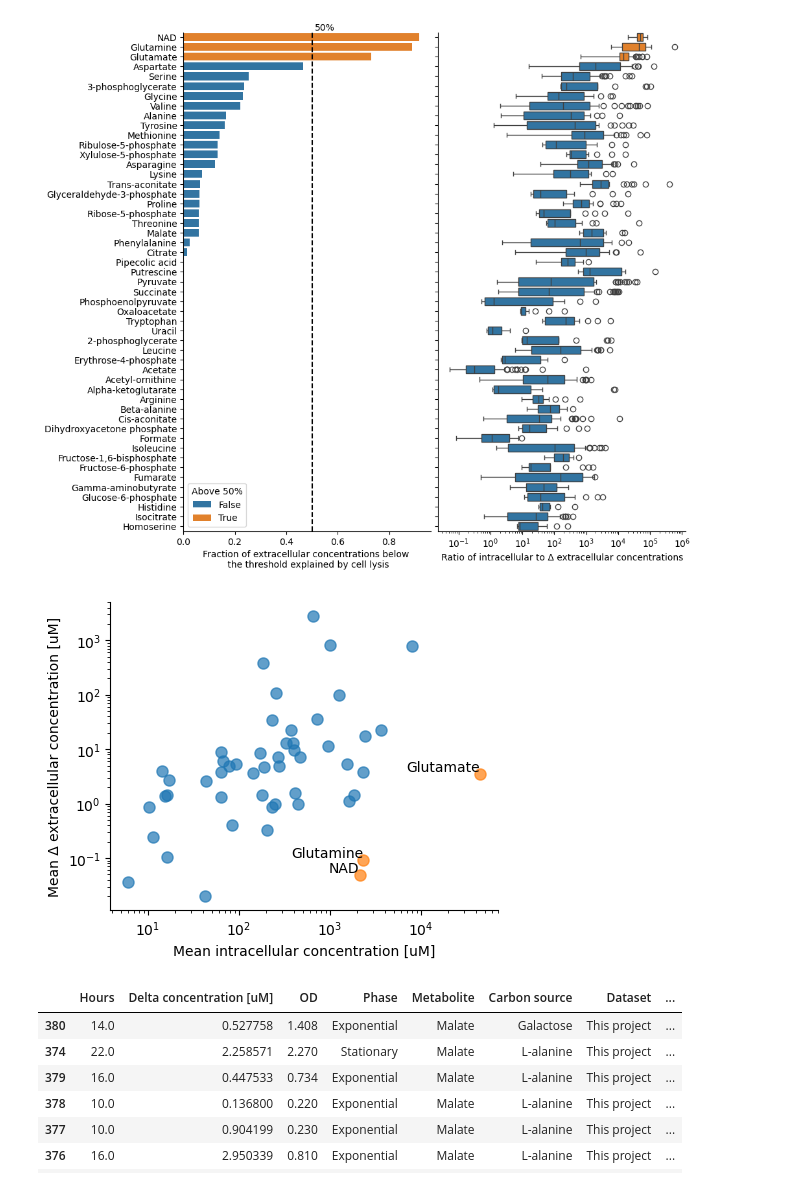
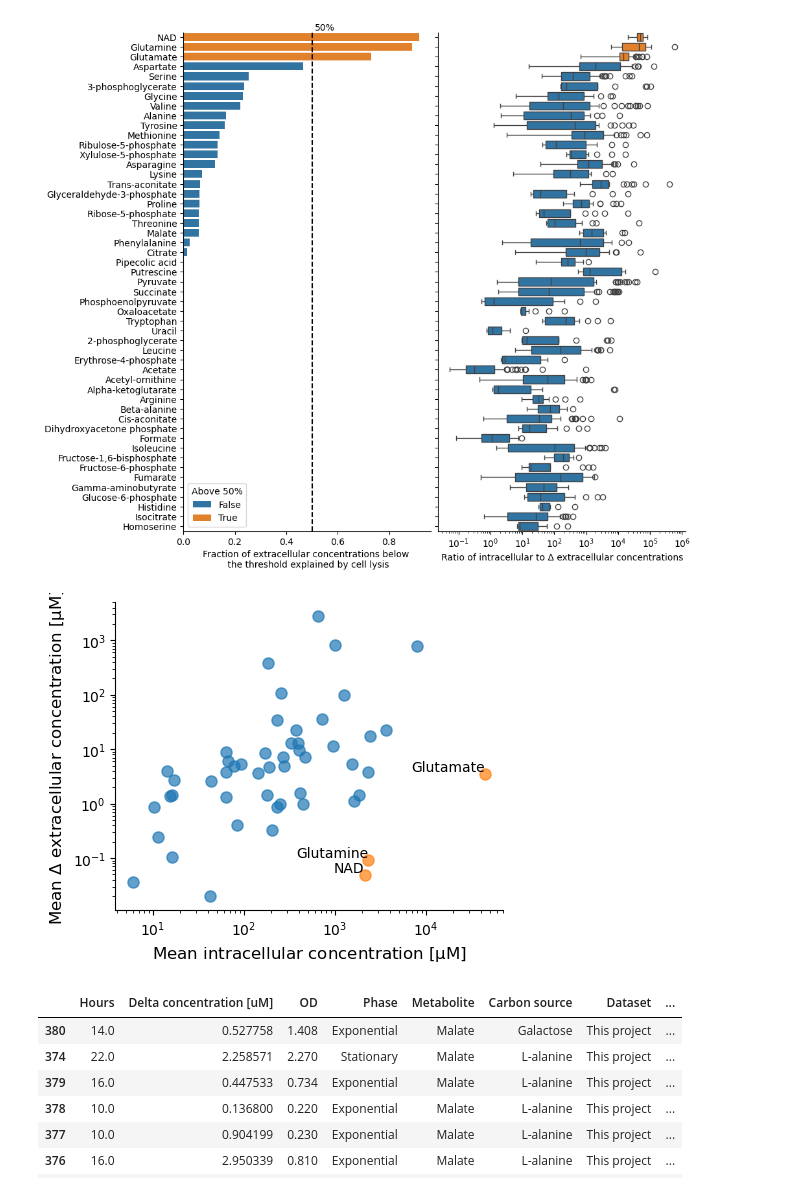
Before and after one commit to Mitri-lab/metabolite-release, a Jupyter notebook: notebooks/4_death/4C_death.ipynb, the cells around one changed output. Drawn from its saved outputs; the diff is of its cells as text; code cells hidden in the pictures.

```diff
--- a/notebooks/4_death/4C_death.ipynb
+++ b/notebooks/4_death/4C_death.ipynb
@@ -380,30 +380,30 @@ plt.savefig(figure_folder / '5F_fraction_of_cells_below_threshold.pdf', bbox_inc
 # %%
 df_mean['Above 50%'] = df_mean.index.map(above_50_dict)
 fig, ax = plt.subplots(figsize=(5, 4))
 for i, row in df_mean.iterrows():
     ax.errorbar(x=row['Intracellular concentration [uM]_mean'],
                  y=row['Delta concentration [uM]_mean'],
                 #  xerr=row['Intracellular concentration [uM]_std'],
                 #  yerr=row['Delta concentration [uM]_std'],
                 # size=5,
                 markersize=8,
                  fmt='o', alpha=0.7, capsize=3, elinewidth=1,
                  color='C1' if row['Above 50%'] else 'C0', label='Above 50%' if row['Above 50%'] else 'Below 50%')
     if row['Above 50%']:
         ax.text(row['Intracellular concentration [uM]_mean'], row['Delta concentration [uM]_mean'], i, fontsize=10, ha='right', va='bottom')
 
-ax.set_xlabel('Mean intracellular concentration [uM]')
-ax.set_ylabel('Mean Δ extracellular concentration [uM]')
+ax.set_xlabel(r'Mean intracellular concentration [$\rm{\mu}$M]', fontsize=12)
+ax.set_ylabel(r'Mean Δ extracellular concentration [$\rm{\mu}$M]', fontsize=12)
 # ax = sns.scatterplot(data = df_mean, x = 'Intracellular concentration [uM]_mean', y = 'Delta concentration [uM]_mean',
 #                    hue = 'Above 50%')
 ax.set_xscale('log')
 ax.set_yscale('log')
 # ax.set_aspect(1)
 sns.despine()
 plt.savefig(figure_folder / '5F_intracellular_vs_delta_extracellular.png', bbox_inches='tight', dpi=300)
 plt.savefig(figure_folder / '5F_intracellular_vs_delta_extracellular.pdf', bbox_inches='tight')
 # %% [output]
-[figure, old version]
+[figure, new version]
 # %%
 df.loc[df['Metabolite']=='Malate']
 # %% [output]
```
Also changed, not shown: 1 other file.
